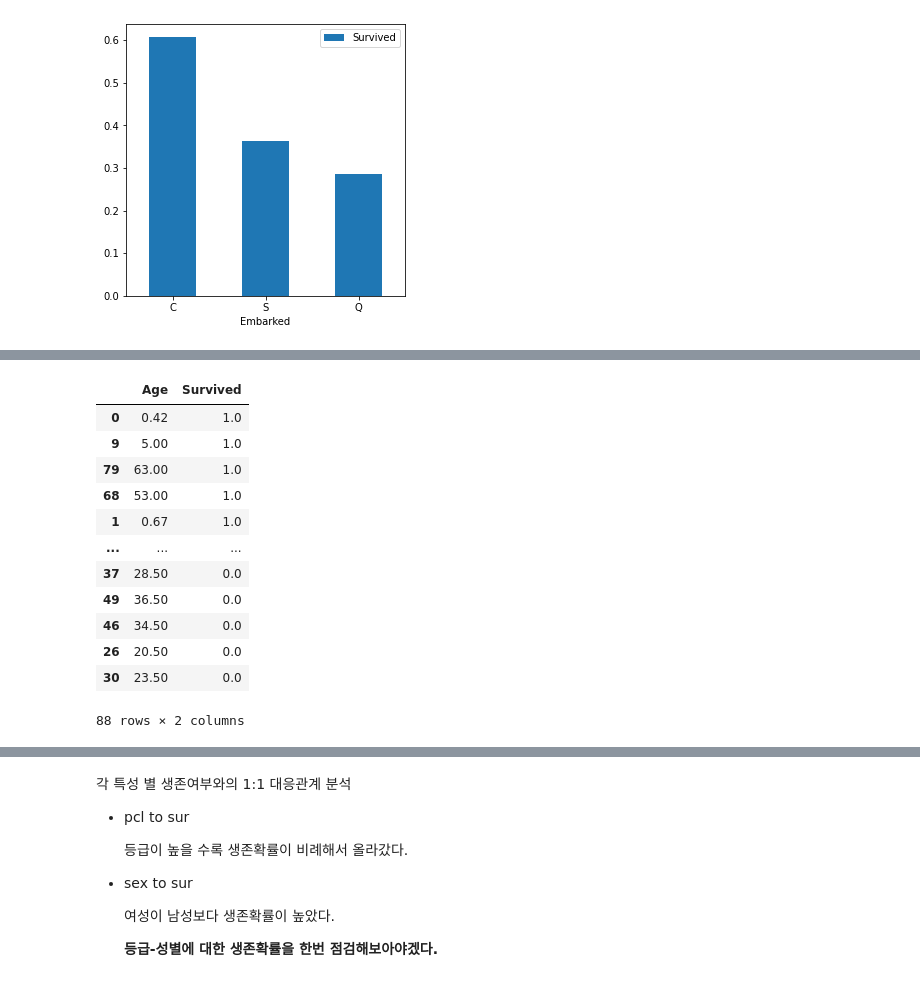
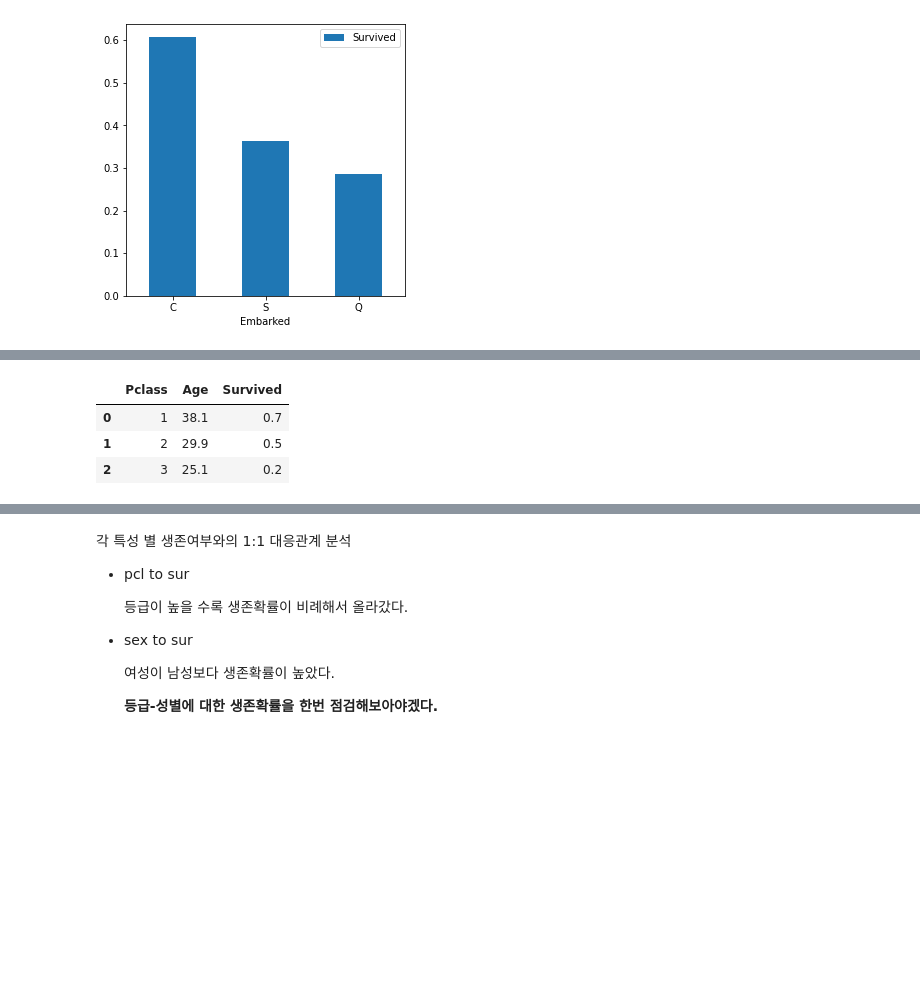
Before and after one commit to onlygoodman/python, a Jupyter notebook: titanic_0526.ipynb, the cells around one changed output, grey strips where cells are left out. Cells and saved outputs as stored; diff of their text form; code cells hidden in the pictures; blank space fills up the shorter version.

```diff
--- a/titanic_0526.ipynb
+++ b/titanic_0526.ipynb
@@ -208,19 +209,10 @@ train2.describe()
 # %%
 #train2 나이 별 생존확률에 대한 내림차순 정렬
-age_to_sur = train2[['Age', 'Survived']].groupby(['Age'], as_index=False).mean().sort_values(by='Survived', ascending=False)
-train2[['Age', 'Survived']].groupby(['Age'], as_index=False).mean().sort_values(by='Survived', ascending=False)
+age_to_sur = train2[['Pclass', 'Age', 'Survived']].groupby(['Pclass'], as_index=False).mean().sort_values(by='Survived', ascending=False)
+round(age_to_sur, 1)
 # %% [output]
-|  | Age | Survived |
-| 0 | 0.42 | 1.0 |
-| 9 | 5.00 | 1.0 |
-| 79 | 63.00 | 1.0 |
-| 68 | 53.00 | 1.0 |
-| 1 | 0.67 | 1.0 |
-| ... | ... | ... |
-| 37 | 28.50 | 0.0 |
-| 49 | 36.50 | 0.0 |
-| 46 | 34.50 | 0.0 |
-| 26 | 20.50 | 0.0 |
-| 30 | 23.50 | 0.0 |
+|  | Pclass | Age | Survived |
+| 0 | 1 | 38.1 | 0.7 |
+| 1 | 2 | 29.9 | 0.5 |
+| 2 | 3 | 25.1 | 0.2 |
-88 rows × 2 columns
 # %%
```
Also changed, not shown: parts of 21 cells of this notebook.
